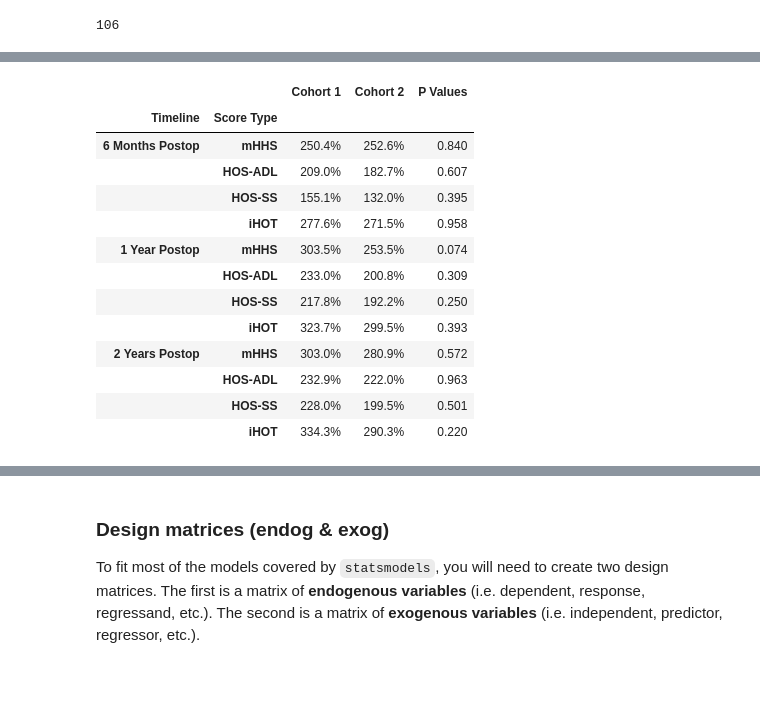
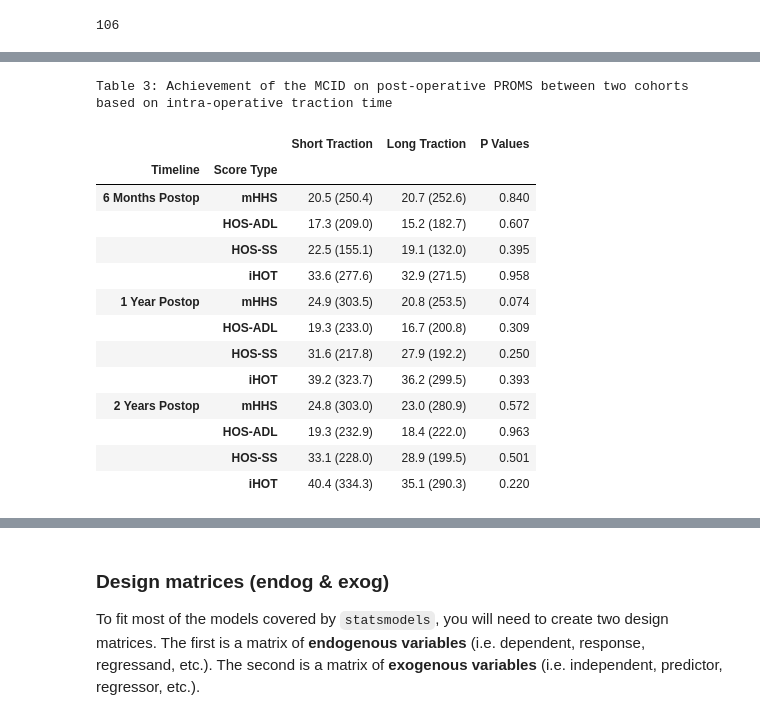
Before and after one commit to Darkbladecr/traction_proms, a Jupyter notebook: notebook.ipynb, the cells around one changed output, grey strips where cells are left out. Cells and saved outputs as stored; diff of their text form; code cells hidden in the pictures; blank space fills up the shorter version.

```diff
--- a/notebook.ipynb
+++ b/notebook.ipynb
@@ -834,50 +843,52 @@ def cohort_mcid(*dfs):
       dfs_delta[df_i].append({
         "HSS": dfs[df_i][col_scores["HSS"][t_i]] - dfs[df_i][col_scores["HSS"][0]],
         "HOSADL": dfs[df_i][col_scores["HOSADL"][t_i]] - dfs[df_i][col_scores["HOSADL"][0]],
         "HOSSS": dfs[df_i][col_scores["HOSSS"][t_i]] - dfs[df_i][col_scores["HOSSS"][0]],
         "HOT": dfs[df_i][col_scores["HOT"][t_i]] - dfs[df_i][col_scores["HOT"][0]],
       })
 
   table_data = []
   for df_delta in dfs_delta:
     mcid_series = []
     for t_delta in df_delta:
       mcid_series += [
-        "{0:.1f}%".format(t_delta["HSS"].mean() / mcid_ref['HSS'] * 100),
-        "{0:.1f}%".format(t_delta["HOSADL"].mean() / mcid_ref['HOSADL'] * 100),
-        "{0:.1f}%".format(t_delta["HOSSS"].mean() / mcid_ref['HOSSS'] * 100),
-        "{0:.1f}%".format(t_delta["HOT"].mean() / mcid_ref['HOT'] * 100),
+        "{0:.1f} ({1:.1f})".format(t_delta["HSS"].mean(), t_delta["HSS"].mean() / mcid_ref['HSS'] * 100),
+        "{0:.1f} ({1:.1f})".format(t_delta["HOSADL"].mean(), t_delta["HOSADL"].mean() / mcid_ref['HOSADL'] * 100),
+        "{0:.1f} ({1:.1f})".format(t_delta["HOSSS"].mean(), t_delta["HOSSS"].mean() / mcid_ref['HOSSS'] * 100),
+        "{0:.1f} ({1:.1f})".format(t_delta["HOT"].mean(), t_delta["HOT"].mean() / mcid_ref['HOT'] * 100),
       ]
     table_data.append(pd.Series(mcid_series, index=scores_index_mcid))
 
   p_series = []
   for t_i in range(len(col_scores.keys()) - 1):
     p_series += [
       mannwhitneyu(dfs_delta[0][t_i]["HSS"].dropna(), dfs_delta[1][t_i]["HSS"].dropna()),
       mannwhitneyu(dfs_delta[0][t_i]["HOSADL"].dropna(), dfs_delta[1][t_i]["HOSADL"].dropna()),
       mannwhitneyu(dfs_delta[0][t_i]["HOSSS"].dropna(), dfs_delta[1][t_i]["HOSSS"].dropna()),
       mannwhitneyu(dfs_delta[0][t_i]["HOT"].dropna(), dfs_delta[1][t_i]["HOT"].dropna()),
     ]
   p_series = ["<0.05" if x[1] < 0.05 else "{:.3f}".format(x[1]) for x in p_series]
   table_data.append(pd.Series(p_series, index=scores_index_mcid))
 
   return pd.concat(table_data, axis=1)
 
 df_scores = cohort_mcid(df_fast, df_slow)
-df_scores.columns = ['Cohort 1', 'Cohort 2', 'P Values']
-df_scores
+df_scores.columns = ['Short Traction', 'Long Traction', 'P Values']
+print("Table 3: Achievement of the MCID on post-operative PROMS between two cohorts based on intra-operative traction time")
+display(df_scores)
 # %% [output]
+Table 3: Achievement of the MCID on post-operative PROMS between two cohorts based on intra-operative traction time
-|  |  | Cohort 1 | Cohort 2 | P Values |
+|  |  | Short Traction | Long Traction | P Values |
 | Timeline | Score Type |  |  |  |
-| 6 Months Postop | mHHS | 250.4% | 252.6% | 0.840 |
-|  | HOS-ADL | 209.0% | 182.7% | 0.607 |
-|  | HOS-SS | 155.1% | 132.0% | 0.395 |
-|  | iHOT | 277.6% | 271.5% | 0.958 |
-| 1 Year Postop | mHHS | 303.5% | 253.5% | 0.074 |
-|  | HOS-ADL | 233.0% | 200.8% | 0.309 |
-|  | HOS-SS | 217.8% | 192.2% | 0.250 |
-|  | iHOT | 323.7% | 299.5% | 0.393 |
-| 2 Years Postop | mHHS | 303.0% | 280.9% | 0.572 |
-|  | HOS-ADL | 232.9% | 222.0% | 0.963 |
-|  | HOS-SS | 228.0% | 199.5% | 0.501 |
-|  | iHOT | 334.3% | 290.3% | 0.220 |
+| 6 Months Postop | mHHS | 20.5 (250.4) | 20.7 (252.6) | 0.840 |
+|  | HOS-ADL | 17.3 (209.0) | 15.2 (182.7) | 0.607 |
+|  | HOS-SS | 22.5 (155.1) | 19.1 (132.0) | 0.395 |
+|  | iHOT | 33.6 (277.6) | 32.9 (271.5) | 0.958 |
+| 1 Year Postop | mHHS | 24.9 (303.5) | 20.8 (253.5) | 0.074 |
+|  | HOS-ADL | 19.3 (233.0) | 16.7 (200.8) | 0.309 |
+|  | HOS-SS | 31.6 (217.8) | 27.9 (192.2) | 0.250 |
+|  | iHOT | 39.2 (323.7) | 36.2 (299.5) | 0.393 |
+| 2 Years Postop | mHHS | 24.8 (303.0) | 23.0 (280.9) | 0.572 |
+|  | HOS-ADL | 19.3 (232.9) | 18.4 (222.0) | 0.963 |
+|  | HOS-SS | 33.1 (228.0) | 28.9 (199.5) | 0.501 |
+|  | iHOT | 40.4 (334.3) | 35.1 (290.3) | 0.220 |
```
Also changed, not shown: parts of 12 cells of this notebook, 2 other files.
